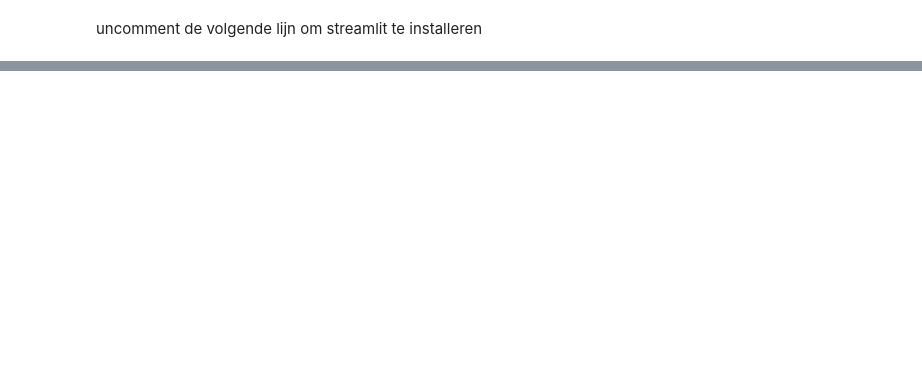
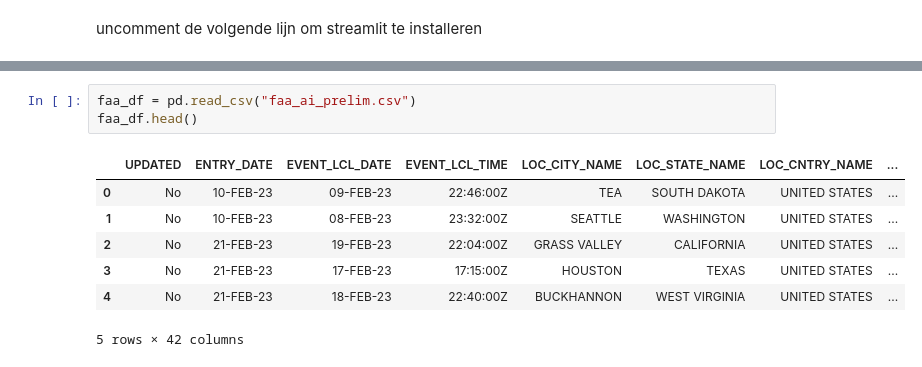
Before and after one commit to Stemt/DS-groep-6, a Jupyter notebook: Case-2/case_2.ipynb, the cells around one changed output, grey strips where cells are left out. Cells and saved outputs as stored; diff of their text form; blank space fills up the shorter version.

```diff
--- a/Case-2/case_2.ipynb
+++ b/Case-2/case_2.ipynb
@@ -22,0 +38,11 @@ Note: you may need to restart the kernel to use updated packages.
+# %%
+faa_df = pd.read_csv("faa_ai_prelim.csv")
+faa_df.head()
+# %% [output]
+|  | UPDATED | ENTRY_DATE | EVENT_LCL_DATE | EVENT_LCL_TIME | LOC_CITY_NAME | LOC_STATE_NAME | LOC_CNTRY_NAME | ... |
+| 0 | No | 10-FEB-23 | 09-FEB-23 | 22:46:00Z | TEA | SOUTH DAKOTA | UNITED STATES | ... |
+| 1 | No | 10-FEB-23 | 08-FEB-23 | 23:32:00Z | SEATTLE | WASHINGTON | UNITED STATES | ... |
+| 2 | No | 21-FEB-23 | 19-FEB-23 | 22:04:00Z | GRASS VALLEY | CALIFORNIA | UNITED STATES | ... |
+| 3 | No | 21-FEB-23 | 17-FEB-23 | 17:15:00Z | HOUSTON | TEXAS | UNITED STATES | ... |
+| 4 | No | 21-FEB-23 | 18-FEB-23 | 22:40:00Z | BUCKHANNON | WEST VIRGINIA | UNITED STATES | ... |
+5 rows × 42 columns
```
Also changed, not shown: parts of 7 cells of this notebook.
